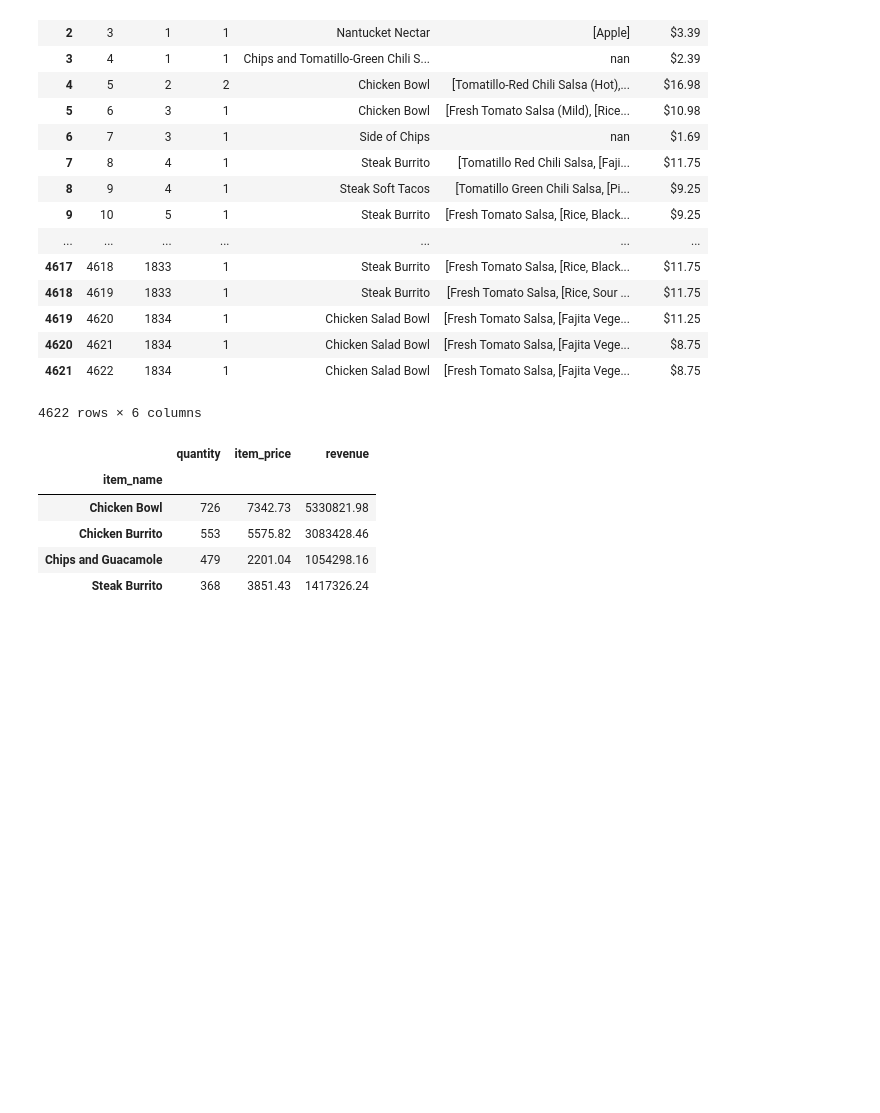
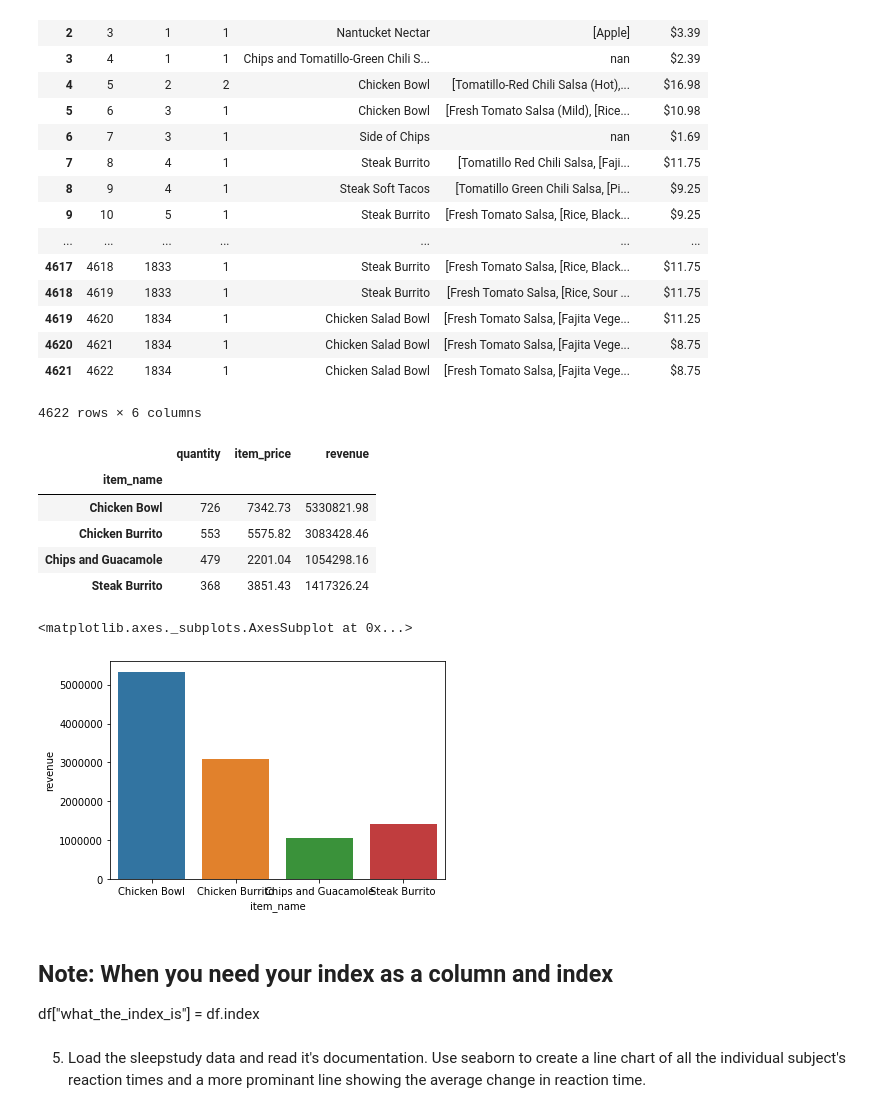
Before and after one commit to faithkane3/python-exercises, a Jupyter notebook: 4.9_seaborn_exercises.ipynb, the cells around one changed output. Cells and saved outputs as stored; diff of their text form; code cells hidden in the pictures; blank space fills up the shorter version.

```diff
--- a/4.9_seaborn_exercises.ipynb
+++ b/4.9_seaborn_exercises.ipynb
@@ -382,3 +382,16 @@ four_most_popular
 | Chicken Burrito | 553 | 5575.82 | 3083428.46 |
 | Chips and Guacamole | 479 | 2201.04 | 1054298.16 |
 | Steak Burrito | 368 | 3851.43 | 1417326.24 |
+# %%
+four_most_popular = four_most_popular.reset_index()
+# %%
+sns.barplot(x="item_name", y="revenue", data=four_most_popular)
+# %% [output]
+<matplotlib.axes._subplots.AxesSubplot at 0x...>
+[figure, added]
+# %% [markdown]
+## Note: When you need your index as a column and index
+
+df["what_the_index_is"] = df.index
+# %% [markdown]
+5. Load the sleepstudy data and read it's documentation. Use seaborn to create a line chart of all the individual subject's reaction times and a more prominant line showing the average change in reaction time.
```
